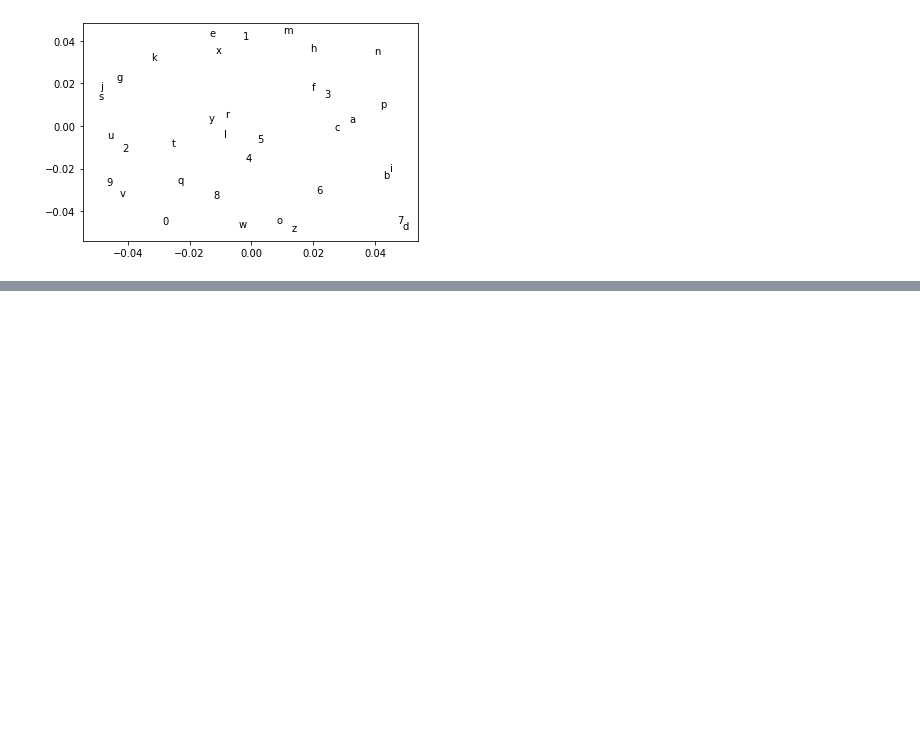
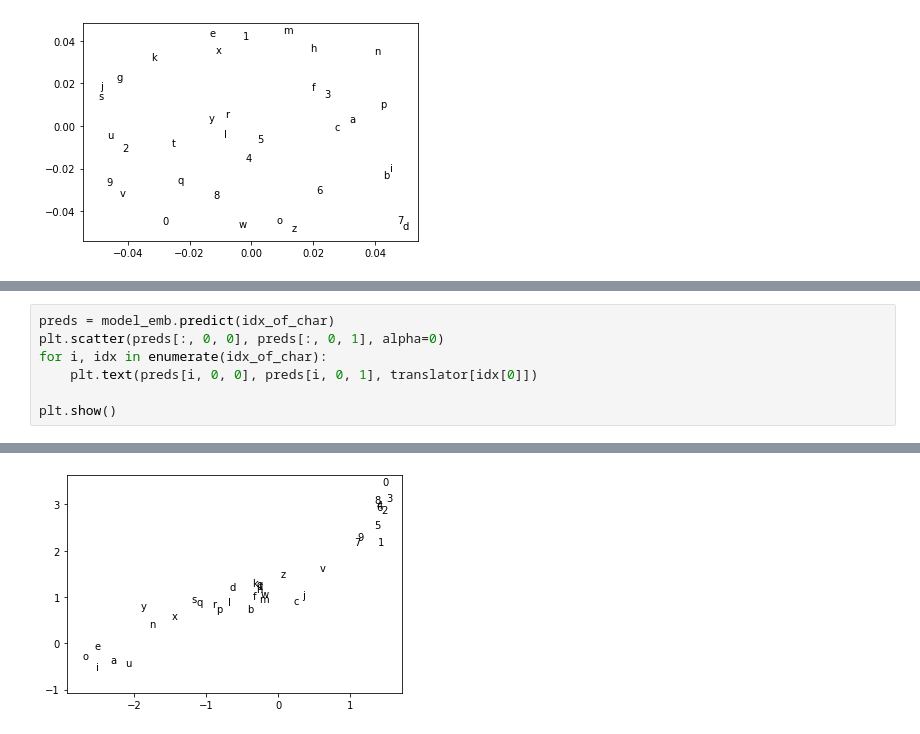
Before and after one commit to ds-fau-ck/NLP_Tutorial, a Jupyter notebook: research_env/letter_embeding.ipynb, the cells around one changed output, grey strips where cells are left out. Saved outputs shown, nothing was run; the diff lists cells and outputs as text; blank space fills up the shorter version.

```diff
--- a/research_env/letter_embeding.ipynb
+++ b/research_env/letter_embeding.ipynb
@@ -354,0 +443,8 @@ plt.show()
+# %%
+preds = model_emb.predict(idx_of_char)
+plt.scatter(preds[:, 0, 0], preds[:, 0, 1], alpha=0)
+for i, idx in enumerate(idx_of_char):
+    plt.text(preds[i, 0, 0], preds[i, 0, 1], translator[idx[0]])
+
+plt.show()
+# %% [output]
@@ -354,0 +452 @@ plt.show()
+[figure, added]
```
Also changed, not shown: parts of 12 cells of this notebook.
